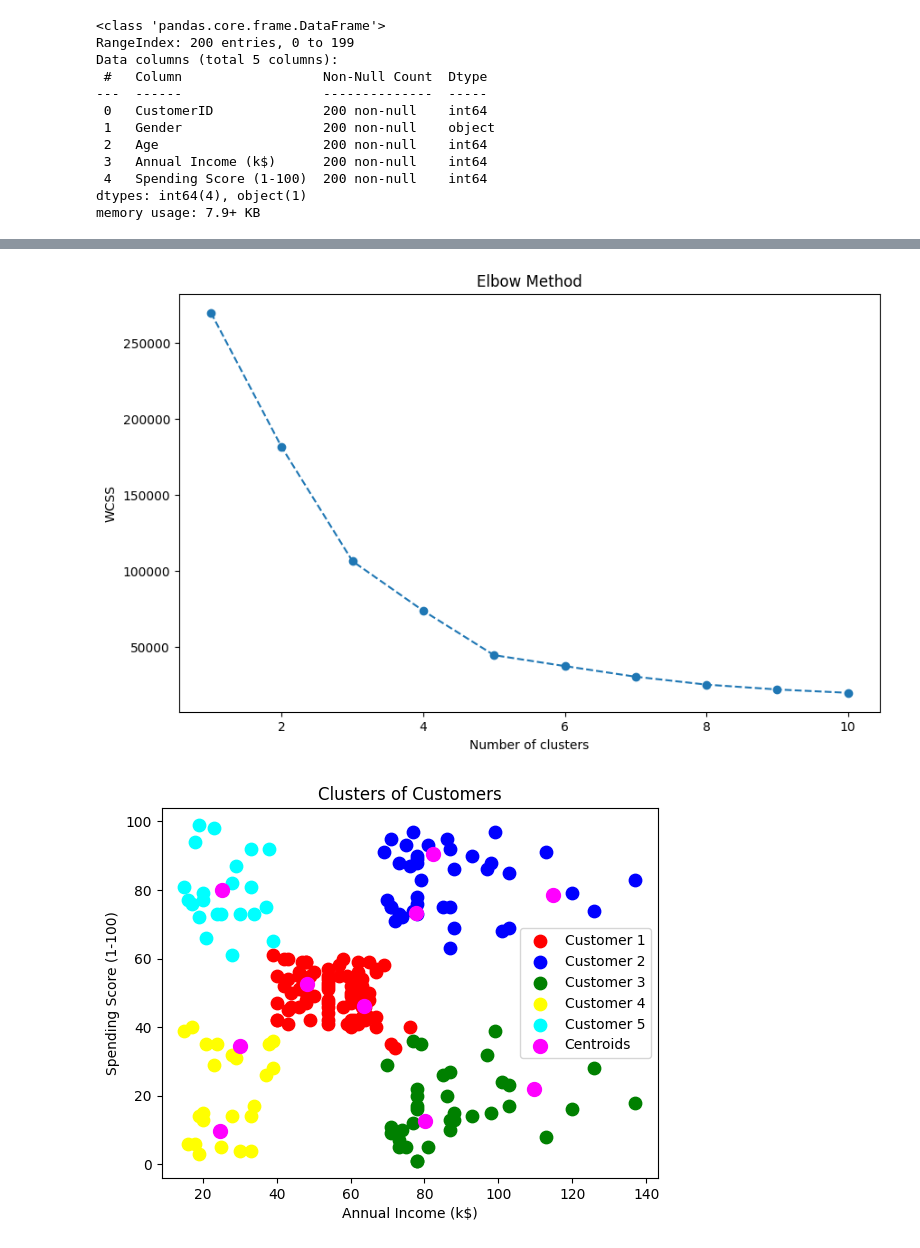
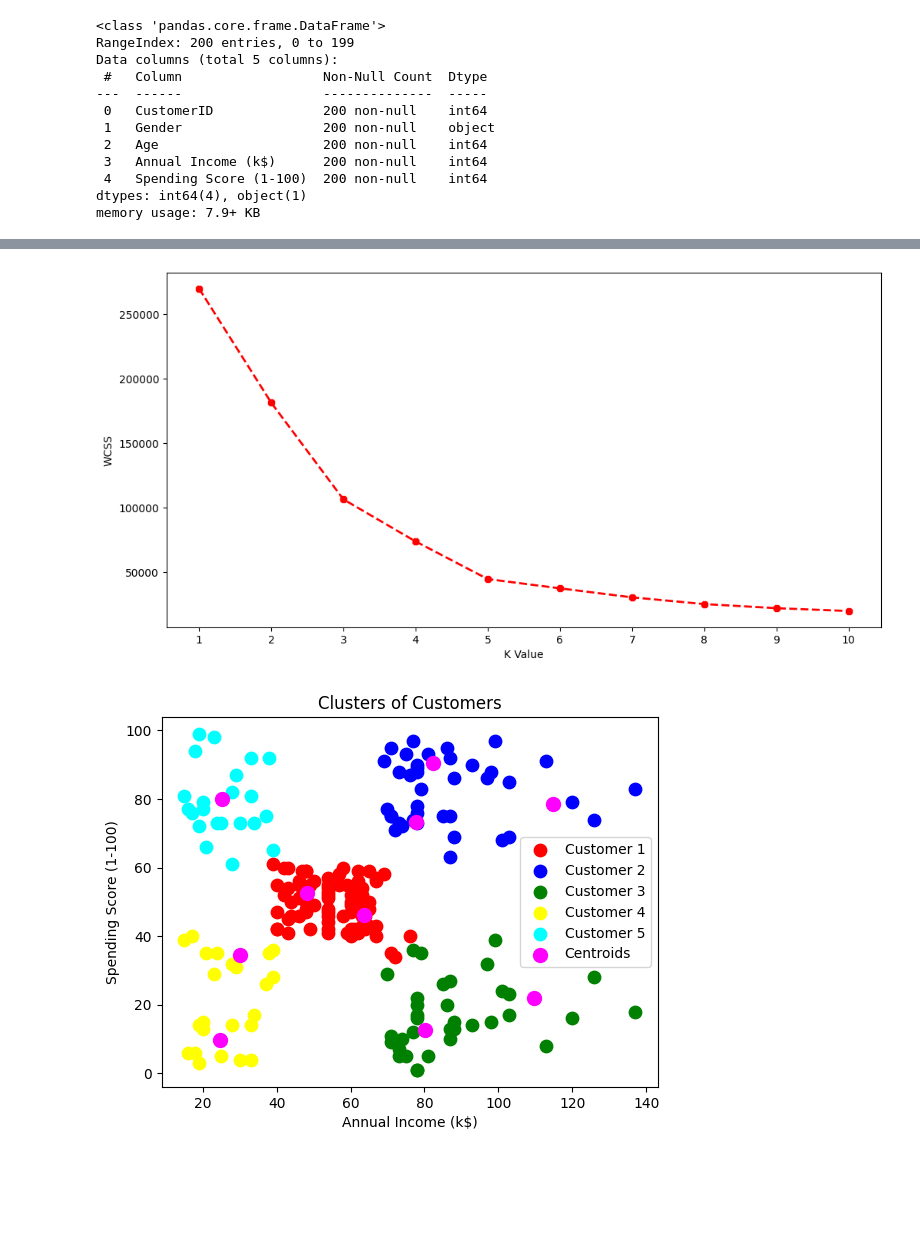
Before and after one commit to gitfarrah/PRODIGY_ML_02, a Jupyter notebook: Task_02.ipynb, the cells around one changed output, grey strips where cells are left out. Saved outputs shown, nothing was run; the diff lists cells and outputs as text; code cells hidden in the pictures; blank space fills up the shorter version.

```diff
--- a/Task_02.ipynb
+++ b/Task_02.ipynb
@@ -45,14 +108,14 @@ for i in range(1 , 11):
   wcss.append(kmeans.inertia_)
 # %%
 # Plot the Elbow method graph
-plt.figure(figsize=(10, 6))
-plt.plot(range(1, 11), wcss, marker='o', linestyle='--')
-plt.title('Elbow Method')
-plt.xlabel('Number of clusters')
-plt.ylabel('WCSS')  # Within-cluster sum of squares
+plt.figure(figsize=(12,6))
+plt.plot(range(1,11),wcss, linewidth=2, color="red",linestyle="--", marker ="8" )
+plt.xlabel("K Value")
+plt.xticks(np.arange(1,11,1))
+plt.ylabel("WCSS")
 plt.show()
 # %% [output]
-[figure, old version]
+[figure, new version]
 # %%
 kmeansmodel = KMeans(n_clusters = 5 , init='k-means++' , random_state=0)
 y_kmeans = kmeansmodel.fit_predict(X)
```
Also changed, not shown: parts of 3 cells of this notebook.
